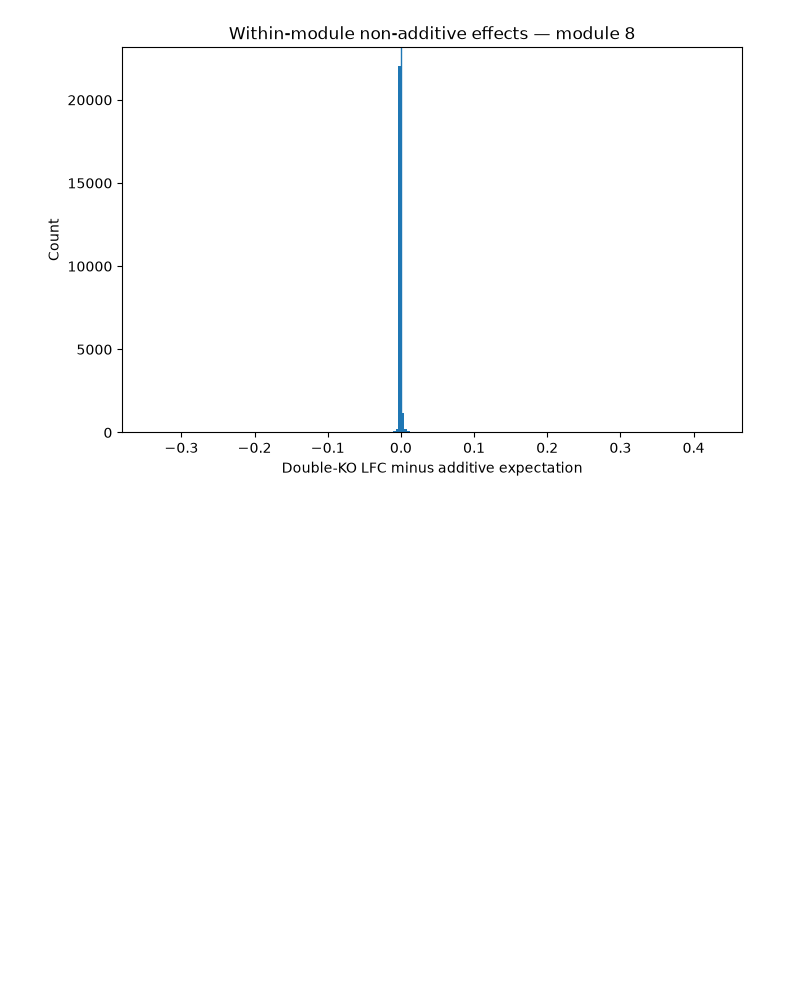
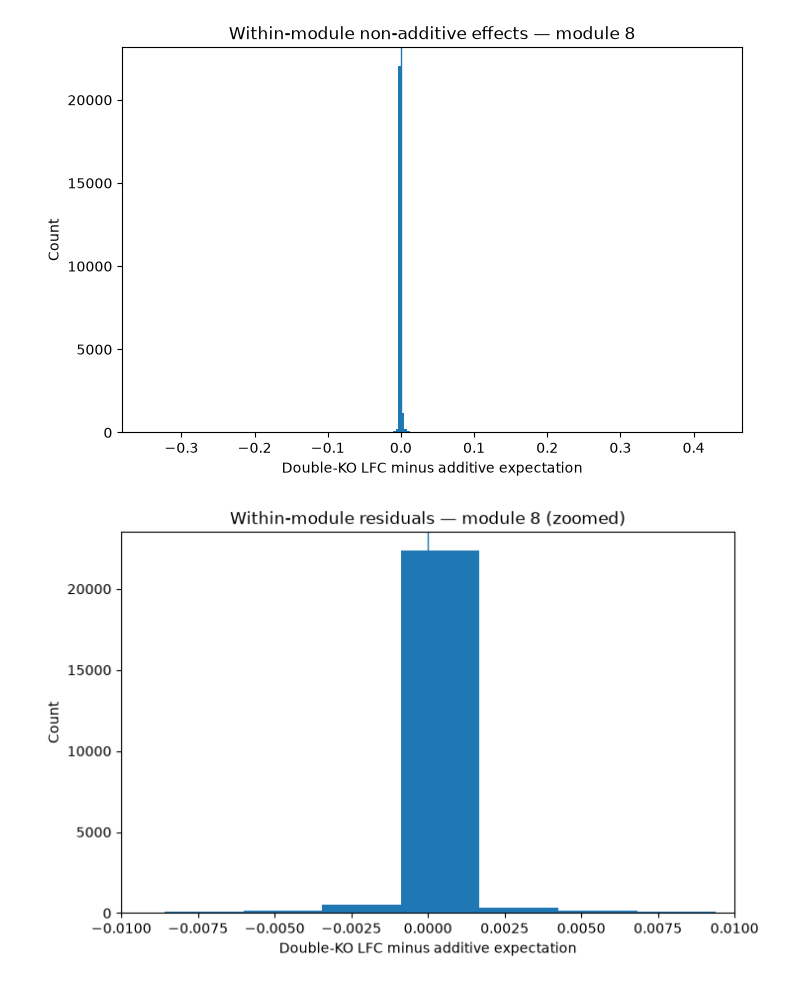
Before and after one commit to JiriBruthans/grn-paper, a Jupyter notebook: GRN#647.ipynb, the cells around one changed output. Cells and saved outputs as stored; diff of their text form; code cells hidden in the pictures; blank space fills up the shorter version.

Commit message:
evidence for within-module increased nonadditivity?

```diff
--- a/GRN#647.ipynb
+++ b/GRN#647.ipynb
@@ -432,3 +432,22 @@ Quantiles:
  0.999: 0.08934877
  1.000: 0.42790081
 [figure]
+# %%
+plt.figure(figsize=(8, 5))
+
+plt.hist(
+    errors_module,
+    bins=300
+)
+
+plt.axvline(0, linewidth=1)
+
+plt.xlim(-0.01, 0.01)
+
+plt.xlabel("Double-KO LFC minus additive expectation")
+plt.ylabel("Count")
+plt.title(f"Within-module residuals — module {module_id} (zoomed)")
+
+plt.show()
+# %% [output]
+[figure, added]
```
Also changed, not shown: parts of 2 cells of this notebook.
